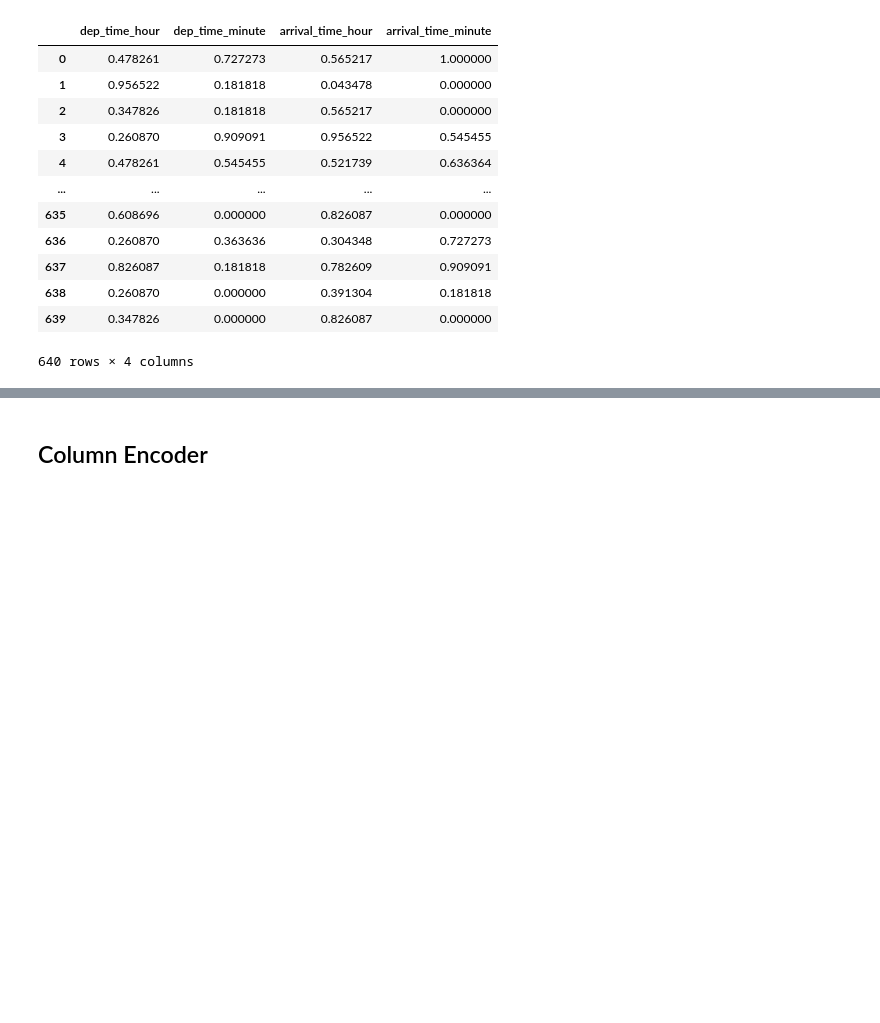
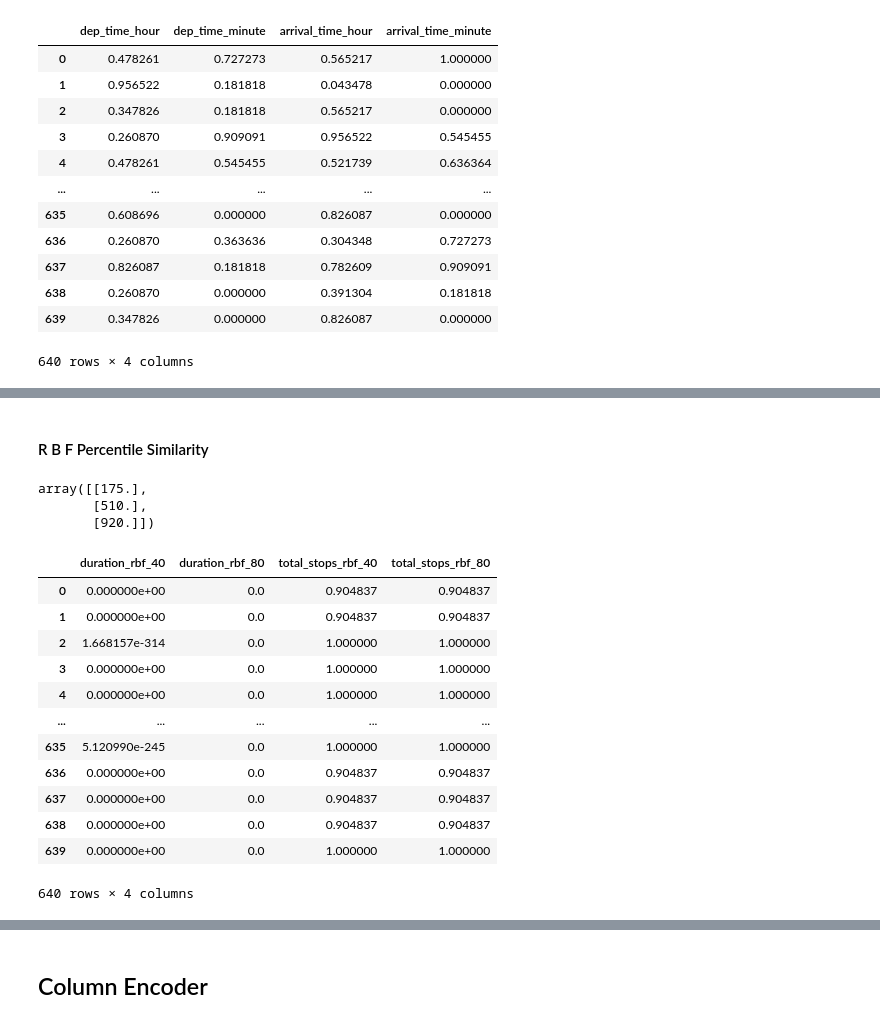
Before and after one commit to OptimisedLEarning/SAGEMAKER_Flight_price-_prediction, a Jupyter notebook: notebook/feature_engg.ipynb, the cells around one changed output, grey strips where cells are left out. Cells and saved outputs as stored; diff of their text form; code cells hidden in the pictures; blank space fills up the shorter version.

```diff
--- a/notebook/feature_engg.ipynb
+++ b/notebook/feature_engg.ipynb
@@ -424,0 +512,68 @@ AttributeError: 'DataFrame' object has no attribute 'betweeen'
+# %% [markdown]
+#### R B F  Percentile Similarity
+# %%
+(
+    x_train
+    .duration
+    .quantile([0.25,0.5,0.75])
+    .values
+    #.shape
+    .reshape(-1,1)  # changee shape
+
+)
+# %% [output]
+array([[175.],
+       [510.],
+       [920.]])
+# %%
+class RBFPercentileSimilarity(BaseEstimator, TransformerMixin):
+	def __init__(self, variables=None, percentiles=[0.25, 0.5, 0.75], gamma=0.1):
+		self.variables = variables
+		self.percentiles = percentiles
+		self.gamma = gamma
+
+
+	def fit(self, X, y=None):
+		if not self.variables:
+			self.variables = X.select_dtypes(include="number").columns.to_list()
+
+		self.reference_values_ = {
+			col: (
+				X
+				.loc[:, col]
+				.quantile(self.percentiles)
+				.values
+				.reshape(-1, 1)
+			)
+			for col in self.variables
+		}
+
+		return self
+
+
+	def transform(self, X):
+		objects = []
+		for col in self.variables:
+			columns = [f"{col}_rbf_{int(percentile * 100)}" for percentile in self.percentiles]
+			obj = pd.DataFrame(
+				data=rbf_kernel(X.loc[:, [col]], Y=self.reference_values_[col], gamma=self.gamma),
+				columns=columns
+			)
+			objects.append(obj)
+		return pd.concat(objects, axis=1)
+# %%
+RBFPercentileSimilarity(percentiles=[0.4, 0.8]).fit_transform(x_train)
+# %% [output]
+|  | duration_rbf_40 | duration_rbf_80 | total_stops_rbf_40 | total_stops_rbf_80 |
+| 0 | 0.000000e+00 | 0.0 | 0.904837 | 0.904837 |
+| 1 | 0.000000e+00 | 0.0 | 0.904837 | 0.904837 |
+| 2 | 1.668157e-314 | 0.0 | 1.000000 | 1.000000 |
+| 3 | 0.000000e+00 | 0.0 | 1.000000 | 1.000000 |
+| 4 | 0.000000e+00 | 0.0 | 1.000000 | 1.000000 |
+| ... | ... | ... | ... | ... |
+| 635 | 5.120990e-245 | 0.0 | 1.000000 | 1.000000 |
+| 636 | 0.000000e+00 | 0.0 | 0.904837 | 0.904837 |
+| 637 | 0.000000e+00 | 0.0 | 0.904837 | 0.904837 |
+| 638 | 0.000000e+00 | 0.0 | 0.904837 | 0.904837 |
+| 639 | 0.000000e+00 | 0.0 | 1.000000 | 1.000000 |
+640 rows × 4 columns
```
Also changed, not shown: parts of 26 cells of this notebook.
